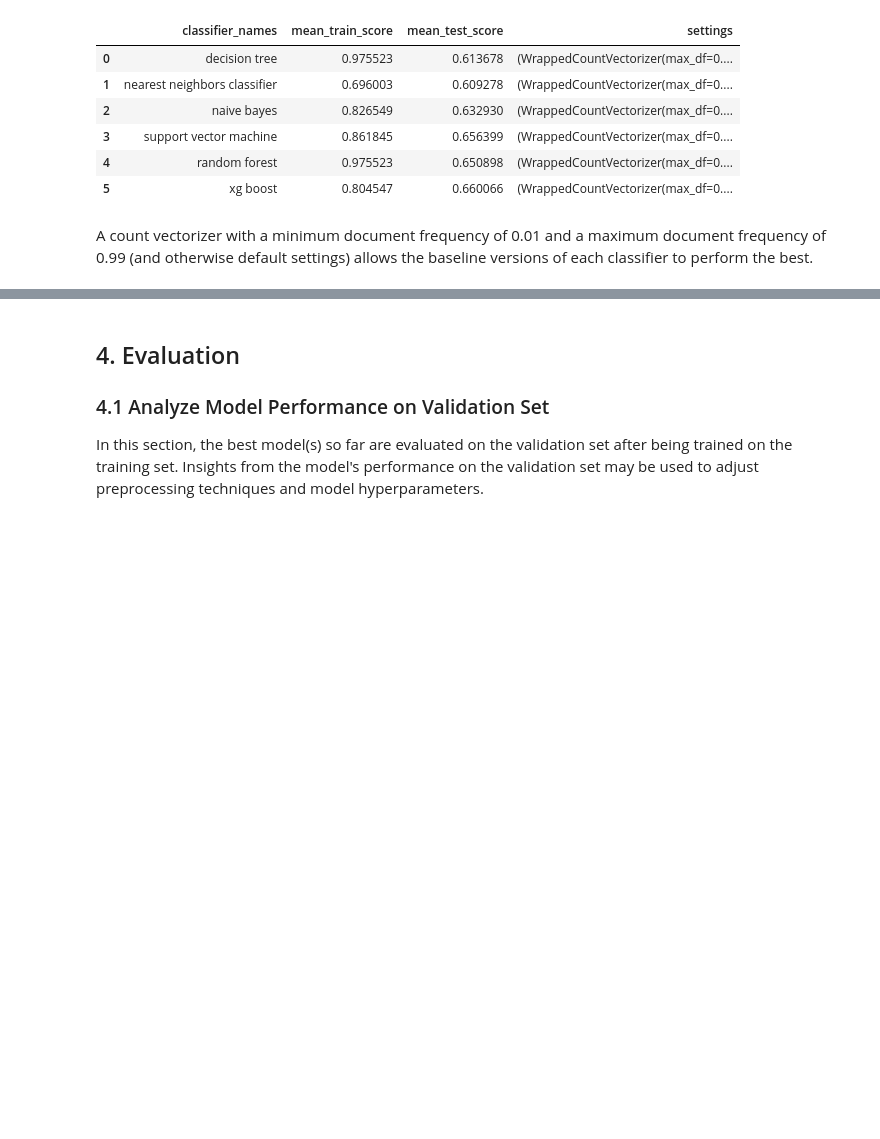
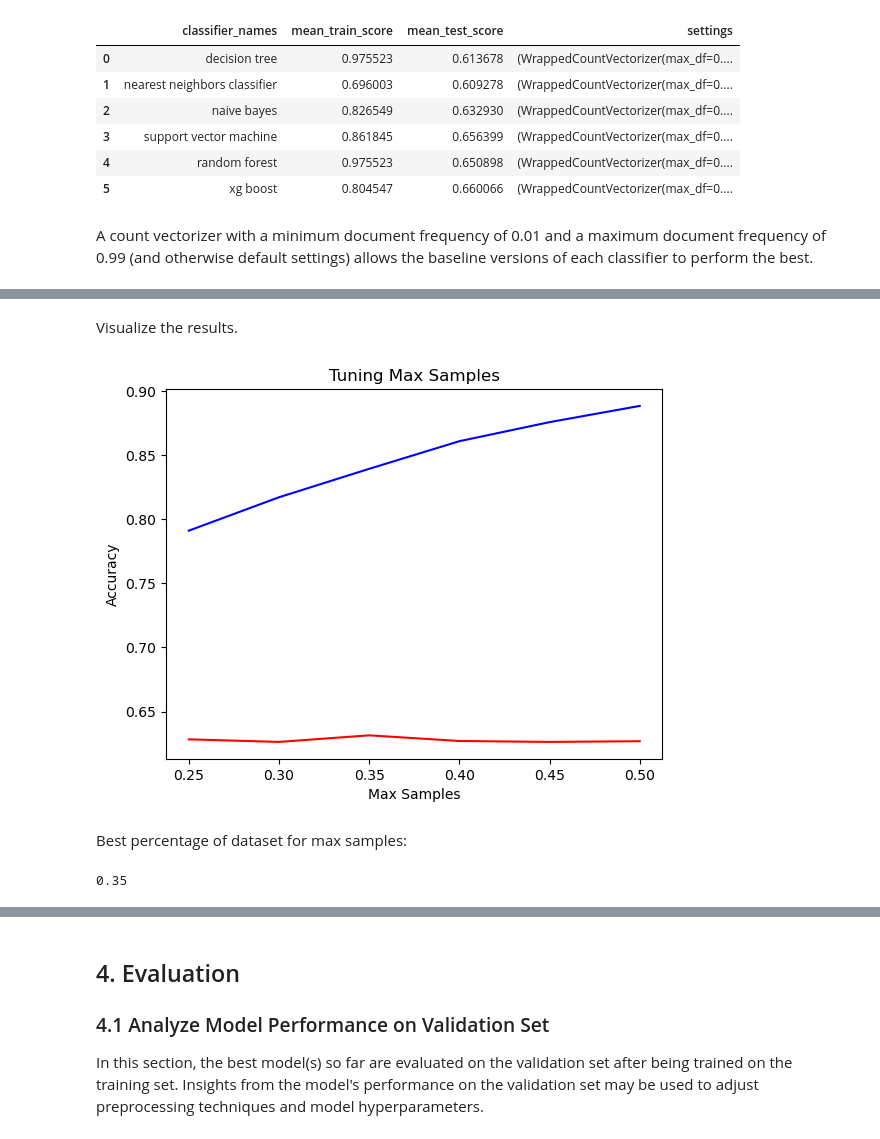
Before and after one commit to ran0027/twitter-sentiment-analysis, a Jupyter notebook: index.ipynb, the cells around one changed output, grey strips where cells are left out. Cells and saved outputs as stored; diff of their text form; code cells hidden in the pictures; blank space fills up the shorter version.

Commit message:
Tune three best baseline classifiers

```diff
--- a/index.ipynb
+++ b/index.ipynb
@@ -1098,0 +1154,46 @@ ab23639 Add eda step / brand breakdown
+# %%
+# test out assertions above; what is the best accuracy we can achieve with a random forest with these feats?
+# max_samples
+
+max_samples = np.linspace(0.25, 0.5, 6)
+train_scores = []
+val_scores = []
+
+for num in max_samples:
+    tuning_rf = RandomForestClassifier(max_features='log2', max_samples=num, n_estimators=250)
+    vectorizer = WrappedCountVectorizer(min_df=0.01, max_df=0.99)
+    cv_train_score = []
+    cv_test_score = []
+
+    kfolder = KFold(n_splits=3)
+    for train_indices, val_indices in kfolder.split(X_train_strings):
+        xtrain = X_train_strings.iloc[train_indices].copy()
+        ytrain = y_train_encoded.iloc[train_indices].copy()
+
+        xval = X_train_strings.iloc[val_indices].copy()
+        yval = y_train_encoded.iloc[val_indices].copy()
+
+        vectorizer.fit(xtrain)
+
+        tuning_rf.fit(vectorizer.transform(xtrain), ytrain)
+        cv_train_score.append(tuning_rf.score(vectorizer.transform(xtrain), ytrain))
+        cv_test_score.append(tuning_rf.score(vectorizer.transform(xval), yval))
+
+    train_scores.append(np.mean(cv_train_score))
+    val_scores.append(np.mean(cv_test_score))
+# %% [markdown]
+Visualize the results.
+# %%
+fig, ax = plt.subplots()
+
+plt.plot(max_samples, train_scores, label='train', color='b')
+plt.plot(max_samples, val_scores, label='val', color='r')
+ax.set(title='Tuning Max Samples', xlabel='Max Samples', ylabel='Accuracy');
+# %% [output]
+[figure, added]
+# %% [markdown]
+Best percentage of dataset for max samples:
+# %%
+max_samples[np.argmax(val_scores)]
+# %% [output]
+0.35
```
Also changed, not shown: parts of 87 cells of this notebook.
